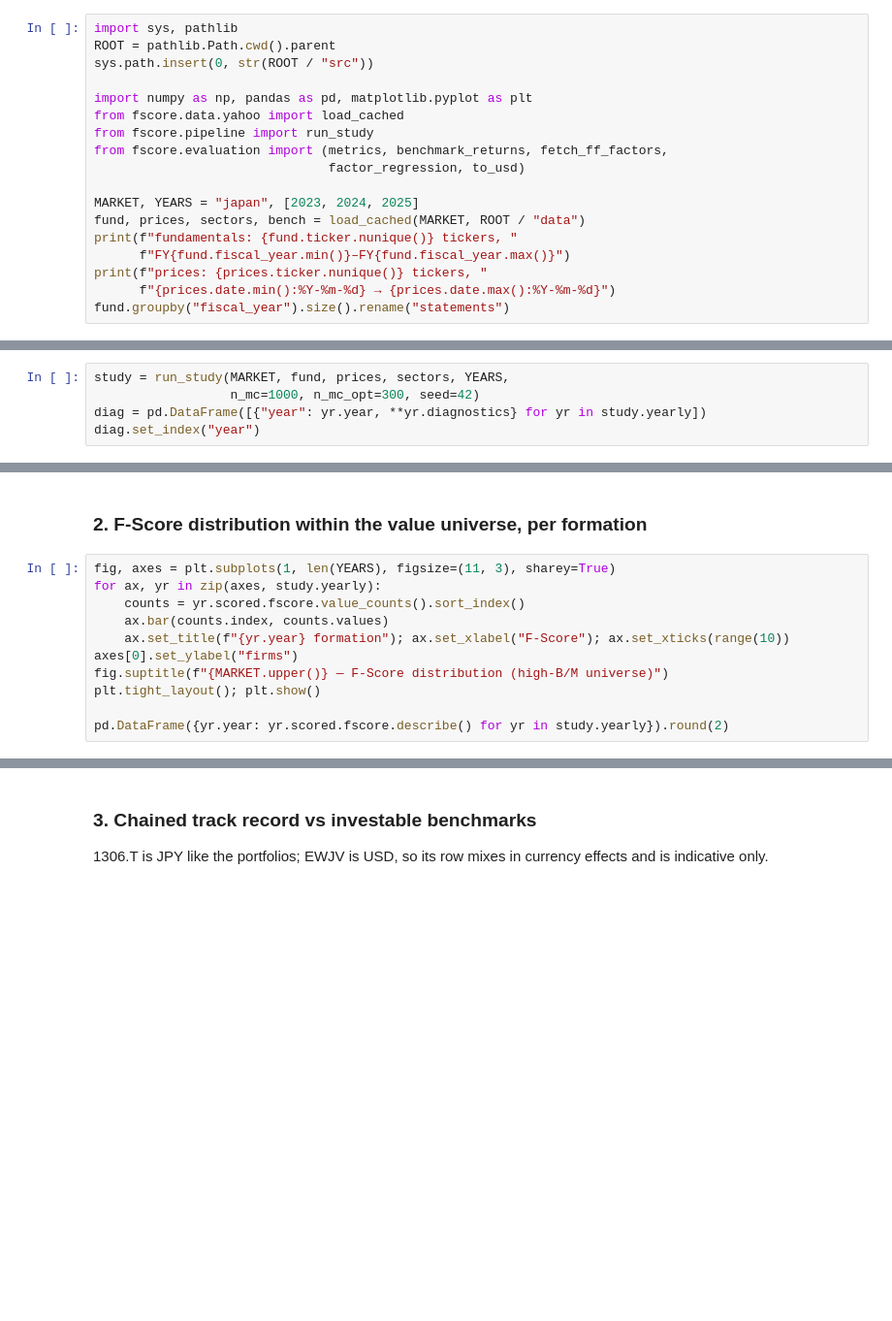
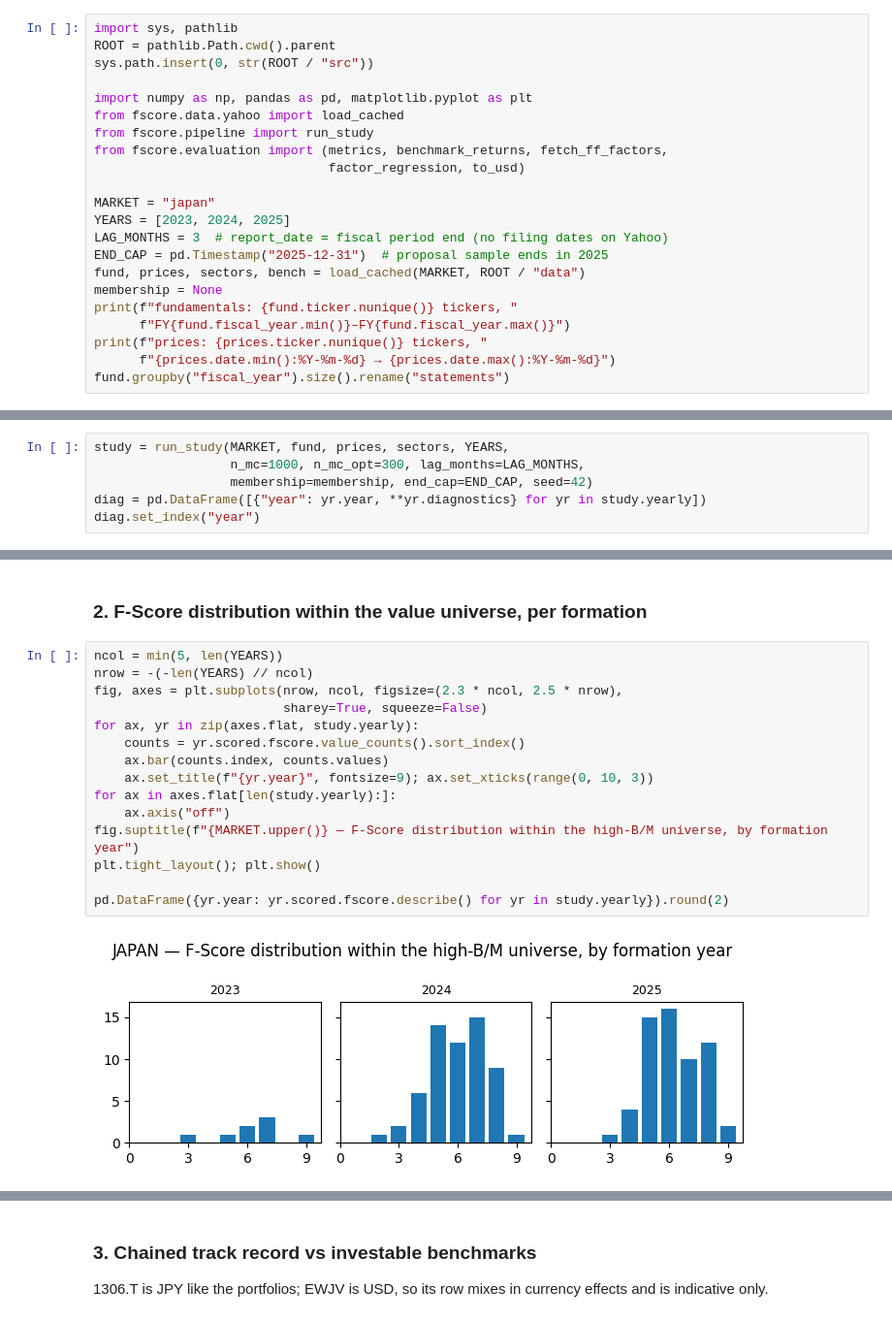
Before and after one commit to mikeding1130/fscore_capstone, a Jupyter notebook: notebooks/04_japan_full_study.ipynb, the cells around one changed output, grey strips where cells are left out. Shown at 97% size. Drawn from its saved outputs; the diff is of its cells as text; blank space fills up the shorter version.

```diff
--- a/notebooks/04_japan_full_study.ipynb
+++ b/notebooks/04_japan_full_study.ipynb
@@ -29,8 +23,12 @@ from fscore.pipeline import run_study
 from fscore.evaluation import (metrics, benchmark_returns, fetch_ff_factors,
                                factor_regression, to_usd)
 
-MARKET, YEARS = "japan", [2023, 2024, 2025]
+MARKET = "japan"
+YEARS = [2023, 2024, 2025]
+LAG_MONTHS = 3  # report_date = fiscal period end (no filing dates on Yahoo)
+END_CAP = pd.Timestamp("2025-12-31")  # proposal sample ends in 2025
 fund, prices, sectors, bench = load_cached(MARKET, ROOT / "data")
+membership = None
 print(f"fundamentals: {fund.ticker.nunique()} tickers, "
       f"FY{fund.fiscal_year.min()}–FY{fund.fiscal_year.max()}")
 print(f"prices: {prices.ticker.nunique()} tickers, "
@@ -45,6 +53,7 @@ by B/M (~60 names); baskets of 30; 1,000 random baskets under EW (300 pushed
 through the GMV / sector-GMV pipeline).
 # %%
 study = run_study(MARKET, fund, prices, sectors, YEARS,
-                  n_mc=1000, n_mc_opt=300, seed=42)
+                  n_mc=1000, n_mc_opt=300, lag_months=LAG_MONTHS,
+                  membership=membership, end_cap=END_CAP, seed=42)
 diag = pd.DataFrame([{"year": yr.year, **yr.diagnostics} for yr in study.yearly])
 diag.set_index("year")
@@ -51,13 +66,19 @@ diag.set_index("year")
 # %% [markdown]
 ### 2. F-Score distribution within the value universe, per formation
 # %%
-fig, axes = plt.subplots(1, len(YEARS), figsize=(11, 3), sharey=True)
-for ax, yr in zip(axes, study.yearly):
+ncol = min(5, len(YEARS))
+nrow = -(-len(YEARS) // ncol)
+fig, axes = plt.subplots(nrow, ncol, figsize=(2.3 * ncol, 2.5 * nrow),
+                         sharey=True, squeeze=False)
+for ax, yr in zip(axes.flat, study.yearly):
     counts = yr.scored.fscore.value_counts().sort_index()
     ax.bar(counts.index, counts.values)
-    ax.set_title(f"{yr.year} formation"); ax.set_xlabel("F-Score"); ax.set_xticks(range(10))
-axes[0].set_ylabel("firms")
-fig.suptitle(f"{MARKET.upper()} — F-Score distribution (high-B/M universe)")
+    ax.set_title(f"{yr.year}", fontsize=9); ax.set_xticks(range(0, 10, 3))
+for ax in axes.flat[len(study.yearly):]:
+    ax.axis("off")
+fig.suptitle(f"{MARKET.upper()} — F-Score distribution within the high-B/M universe, by formation year")
 plt.tight_layout(); plt.show()
 
 pd.DataFrame({yr.year: yr.scored.fscore.describe() for yr in study.yearly}).round(2)
+# %% [output]
+[figure, added]
```
Also changed, not shown: parts of 12 cells of this notebook, 15 other files.
